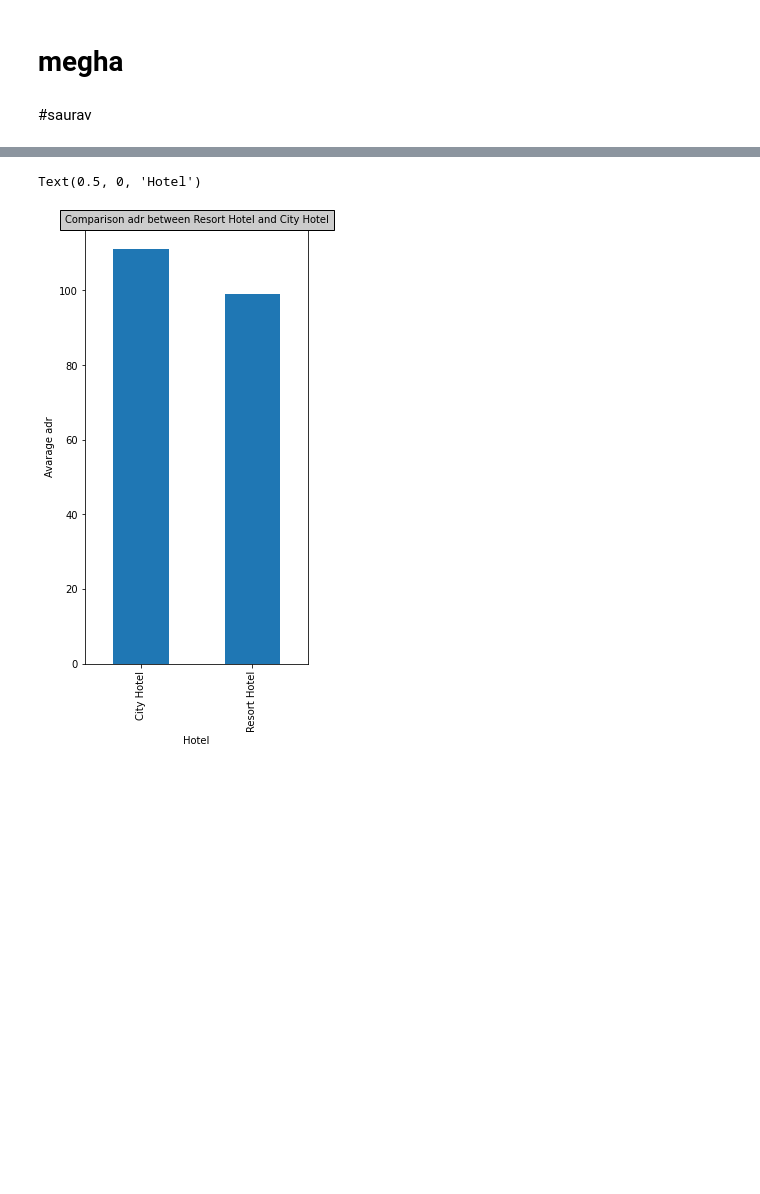
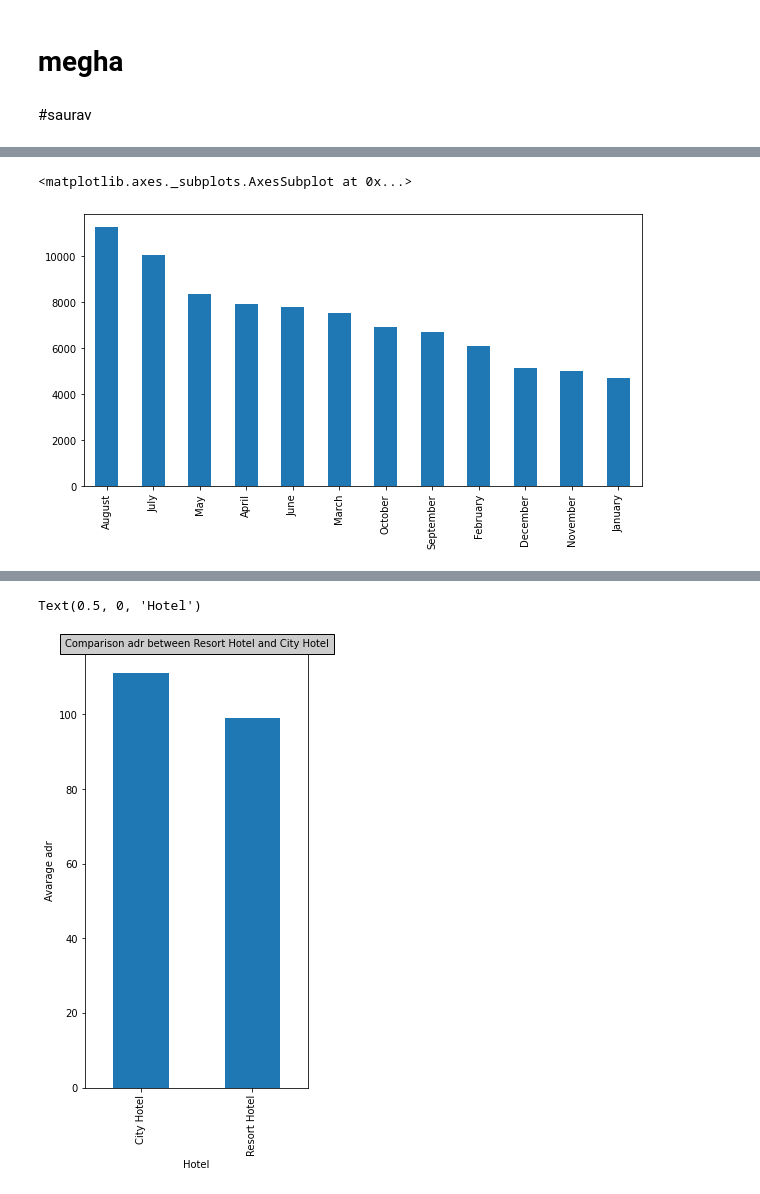
Before and after one commit to gauriagarwal18/Hotel_Booking_Analysis, a Jupyter notebook: Hotel_Booking.ipynb, the cells around one changed output, grey strips where cells are left out. Saved outputs shown, nothing was run; the diff lists cells and outputs as text; code cells hidden in the pictures; blank space fills up the shorter version.

```diff
--- a/Hotel_Booking.ipynb
+++ b/Hotel_Booking.ipynb
@@ -160,0 +185,6 @@ hotels.shape
+# %%
+arrivals_months = hotels['arrival_date_month'].value_counts()
+arrivals_months.plot(kind = 'bar', figsize=(10,5))
+# %% [output]
+<matplotlib.axes._subplots.AxesSubplot at 0x...>
+[figure, added]
```
Also changed, not shown: parts of 35 cells of this notebook.
